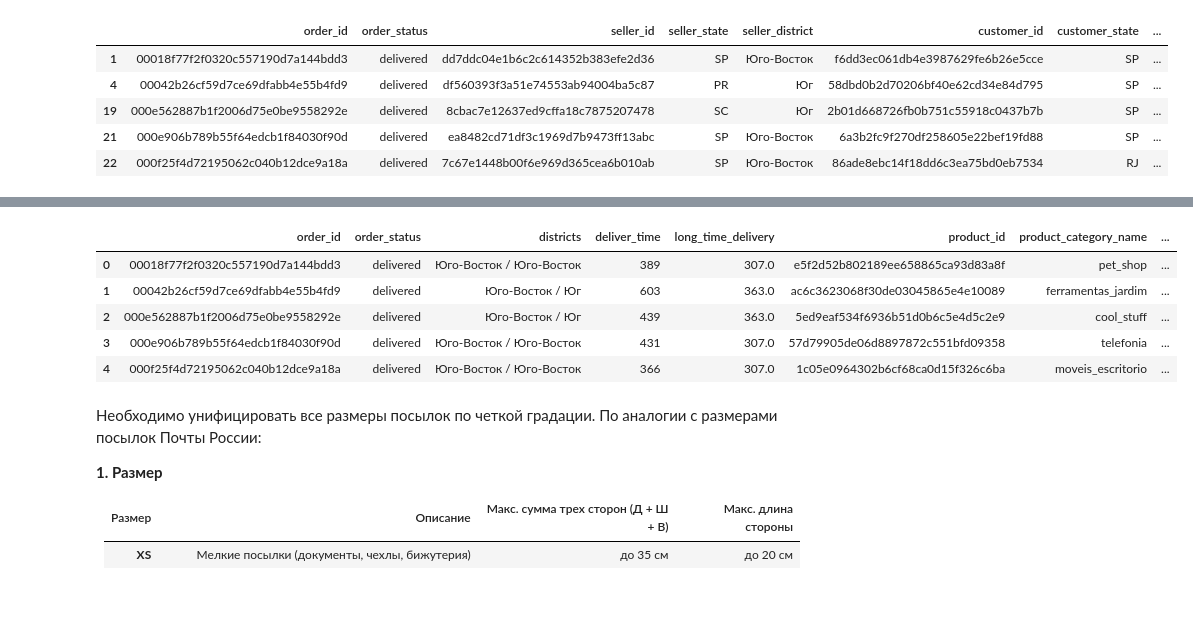
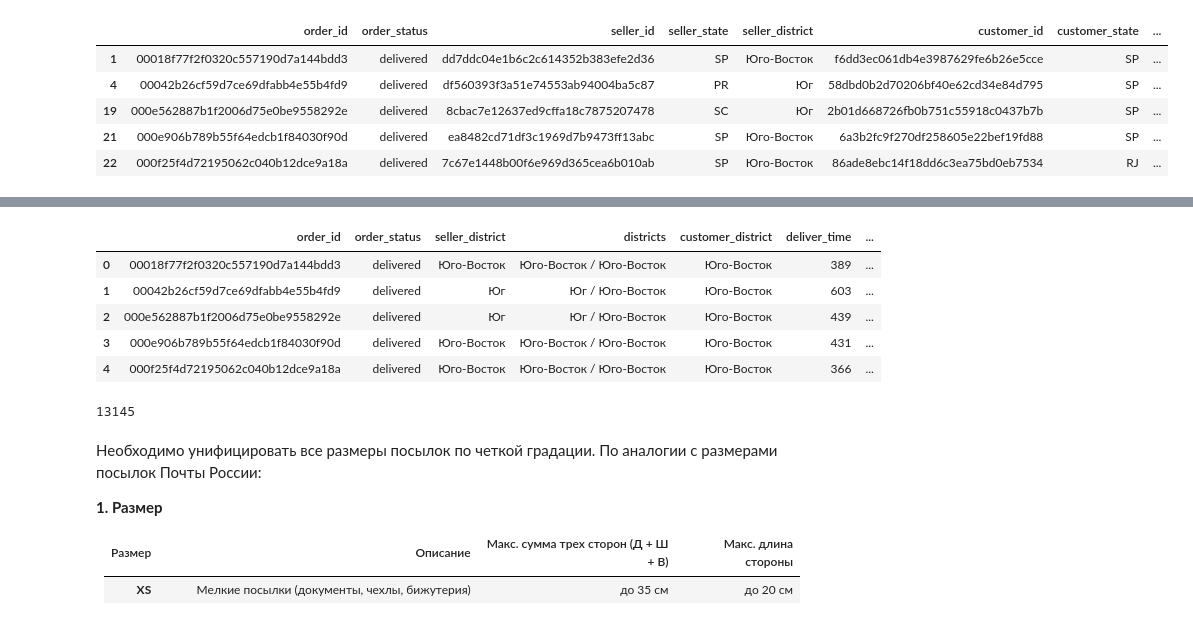
Before and after one commit to trineevkirill/brazillian_ecom, a Jupyter notebook: brazillian ecomm.ipynb, the cells around one changed output, grey strips where cells are left out. Drawn from its saved outputs; the diff is of its cells as text; code cells hidden in the pictures.

```diff
--- a/brazillian ecomm.ipynb
+++ b/brazillian ecomm.ipynb
@@ -198,6 +200,14 @@ order_reviews = pd.read_csv(r"H:\PythonProjects\PET\Brazillian E-Commerce\olist_
 orders = pd.read_csv(r"H:\PythonProjects\PET\Brazillian E-Commerce\olist_orders_dataset.csv")
 products = pd.read_csv(r"H:\PythonProjects\PET\Brazillian E-Commerce\olist_products_dataset.csv")
 sellers = pd.read_csv(r"H:\PythonProjects\PET\Brazillian E-Commerce\olist_sellers_dataset.csv")
-product_category_name = pd.read_csv(
-    r"H:\PythonProjects\PET\Brazillian E-Commerce\product_category_name_translation.csv"
-)
+product_category_name = pd.read_csv(r"H:\PythonProjects\PET\Brazillian E-Commerce\product_category_name_translation.csv")
+# %%
+customers = customers.drop_duplicates()
+geo = geo.drop_duplicates()
+order_items = order_items.drop_duplicates()
+order_payments = order_payments.drop_duplicates()
+order_reviews = order_reviews.drop_duplicates()
+orders = orders.drop_duplicates()
+products = products.drop_duplicates()
+sellers = sellers.drop_duplicates()
+product_category_name = product_category_name.drop_duplicates()
@@ -325,3 +340,9 @@ display("product_category_name", product_category_name.head())
 | 3 | 949d5b44dbf5de918fe9c16f97b45f8a | f88197465ea7920adcdbec7375364d82 | delivered | 2017-11-18 19:28:06 | 2017-11-18 19:45:59 | 2017-11-22 13:39:59 | ... |
 | 4 | ad21c59c0840e6cb83a9ceb5573f8159 | 8ab97904e6daea8866dbdbc4fb7aad2c | delivered | 2018-02-13 21:18:39 | 2018-02-13 22:20:29 | 2018-02-14 19:46:34 | ... |
 ... (6 outputs left out)
+# %%
+# Убираем дубликаты в датафрейме
+
+# sellers[sellers.duplicated()]
+orders = orders.dropna()
+orders[orders.duplicated()]
@@ -517,12 +533,13 @@ geo_deliver = order_items[["order_id", "seller_id"]].merge(
 )
 geo_deliver = geo_deliver.merge(sellers[["seller_id", "seller_state"]], how="left", on="seller_id")
 geo_deliver = geo_deliver.merge(customers[["customer_id", "customer_state"]], how="left", on="customer_id")
+geo_deliver
 
 # Присваиваем продавцам и покупателям сведения о дистриктах
 geo_deliver["seller_district"] = geo_deliver["seller_state"].map(districts)
 geo_deliver["customer_district"] = geo_deliver["customer_state"].map(districts)
 # Сочетание дистриктов
-geo_deliver["districts"] = geo_deliver["customer_district"] + " / " + geo_deliver["seller_district"]
+geo_deliver["districts"] = geo_deliver["seller_district"] + " / " + geo_deliver["customer_district"]
 
 # Время доставки
 geo_deliver["deliver_time"] = geo_deliver["order_delivered_customer_date"] - geo_deliver["order_purchase_timestamp"]
@@ -531,6 +548,7 @@ geo_deliver["deliver_time"] = geo_deliver["order_delivered_customer_date"] - geo
 geo_deliver = geo_deliver[
     [
         "order_id",
+        # 'order_item_id',
         "order_status",
         "seller_id",
         "seller_state",
@@ -680,16 +730,33 @@ long_delivery.head()
 # %%
-long_delivery_df = long_delivery[["order_id", "order_status", "districts", "deliver_time", "long_time_delivery"]].merge(
-    order_items[["order_id", "product_id"]], how="left", on="order_id"
-)
-long_delivery_df = long_delivery_df.merge(products)
+long_delivery_df = long_delivery[
+    [
+        "order_id",
+        # "order_item_id",
+        "order_status",
+        "seller_district",
+        "districts",
+        "customer_district",
+        "deliver_time",
+        "long_time_delivery",
+    ]
+].merge(order_items[["order_id", "product_id"]], how="left", on="order_id")
+
+long_delivery_df = long_delivery_df.merge(products, how='left', on='product_id')
+long_delivery_df = long_delivery_df.merge(product_category_name, how='left', on='product_category_name')
+long_delivery_df.insert(8, "product_category_name_english", long_delivery_df.pop("product_category_name_english"))
+long_delivery_df = long_delivery_df.drop(columns="product_category_name")
 long_delivery_df.head()
 # %% [output]
-|  | order_id | order_status | districts | deliver_time | long_time_delivery | product_id | product_category_name | ... |
-| 0 | 00018f77f2f0320c557190d7a144bdd3 | delivered | Юго-Восток / Юго-Восток | 389 | 307.0 | e5f2d52b802189ee658865ca93d83a8f | pet_shop | ... |
-| 1 | 00042b26cf59d7ce69dfabb4e55b4fd9 | delivered | Юго-Восток / Юг | 603 | 363.0 | ac6c3623068f30de03045865e4e10089 | ferramentas_jardim | ... |
-| 2 | 000e562887b1f2006d75e0be9558292e | delivered | Юго-Восток / Юг | 439 | 363.0 | 5ed9eaf534f6936b51d0b6c5e4d5c2e9 | cool_stuff | ... |
-| 3 | 000e906b789b55f64edcb1f84030f90d | delivered | Юго-Восток / Юго-Восток | 431 | 307.0 | 57d79905de06d8897872c551bfd09358 | telefonia | ... |
-| 4 | 000f25f4d72195062c040b12dce9a18a | delivered | Юго-Восток / Юго-Восток | 366 | 307.0 | 1c05e0964302b6cf68ca0d15f326c6ba | moveis_escritorio | ... |
+|  | order_id | order_status | seller_district | districts | customer_district | deliver_time | ... |
+| 0 | 00018f77f2f0320c557190d7a144bdd3 | delivered | Юго-Восток | Юго-Восток / Юго-Восток | Юго-Восток | 389 | ... |
+| 1 | 00042b26cf59d7ce69dfabb4e55b4fd9 | delivered | Юг | Юг / Юго-Восток | Юго-Восток | 603 | ... |
+| 2 | 000e562887b1f2006d75e0be9558292e | delivered | Юг | Юг / Юго-Восток | Юго-Восток | 439 | ... |
+| 3 | 000e906b789b55f64edcb1f84030f90d | delivered | Юго-Восток | Юго-Восток / Юго-Восток | Юго-Восток | 431 | ... |
+| 4 | 000f25f4d72195062c040b12dce9a18a | delivered | Юго-Восток | Юго-Восток / Юго-Восток | Юго-Восток | 366 | ... |
+# %%
+long_delivery_df[long_delivery_df.duplicated()].shape[0]
+# %% [output]
+13145
 # %% [markdown]
 Необходимо унифицировать все размеры посылок по четкой градации. По аналогии с размерами посылок Почты России:
 
```
Also changed, not shown: parts of 25 cells of this notebook.
